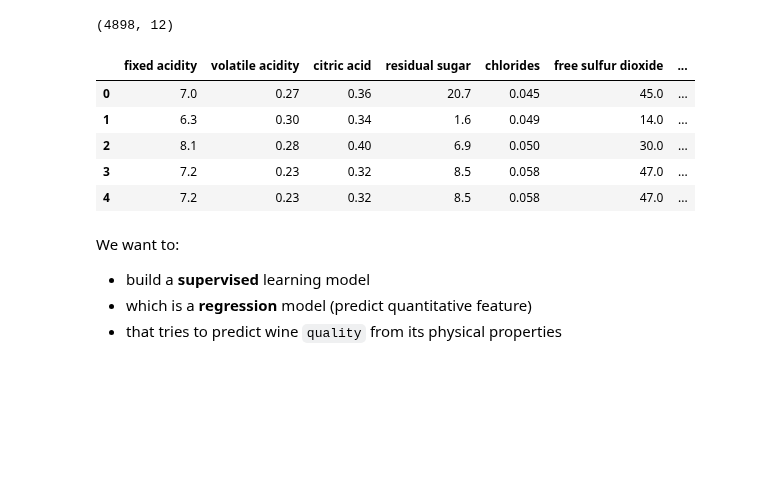
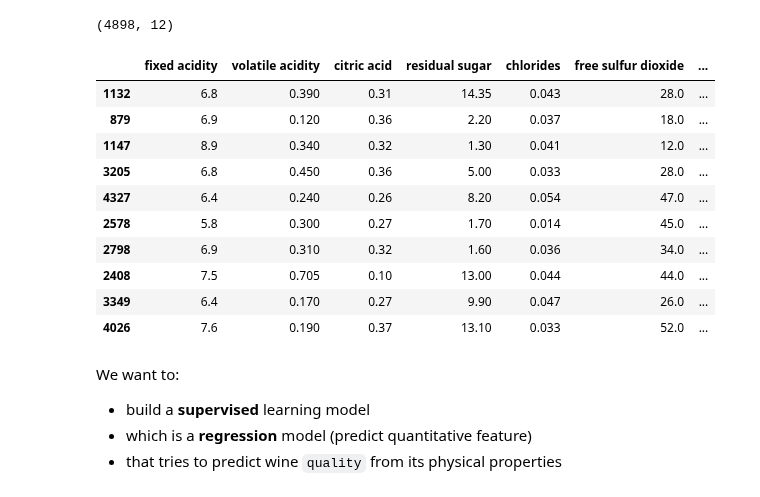
Before and after one commit to sheriffff/teaching-ironhack-data-madrid-2020, a Jupyter notebook: week_07/05-decision-trees.ipynb, the cells around one changed output. Cells and saved outputs as stored; diff of their text form; code cells hidden in the pictures; blank space fills up the shorter version.

```diff
--- a/week_07/05-decision-trees.ipynb
+++ b/week_07/05-decision-trees.ipynb
@@ -39,15 +39,20 @@ df = pd.read_csv("../datasets/wine_quality.csv")
 df.shape
 # %% [output]
 (4898, 12)
-# %%
-df.head()
-# %% [output]
-|  | fixed acidity | volatile acidity | citric acid | residual sugar | chlorides | free sulfur dioxide | ... |
-| 0 | 7.0 | 0.27 | 0.36 | 20.7 | 0.045 | 45.0 | ... |
-| 1 | 6.3 | 0.30 | 0.34 | 1.6 | 0.049 | 14.0 | ... |
-| 2 | 8.1 | 0.28 | 0.40 | 6.9 | 0.050 | 30.0 | ... |
-| 3 | 7.2 | 0.23 | 0.32 | 8.5 | 0.058 | 47.0 | ... |
-| 4 | 7.2 | 0.23 | 0.32 | 8.5 | 0.058 | 47.0 | ... |
+# %%
+df.sample(10)
+# %% [output]
+|  | fixed acidity | volatile acidity | citric acid | residual sugar | chlorides | free sulfur dioxide | ... |
+| 1132 | 6.8 | 0.390 | 0.31 | 14.35 | 0.043 | 28.0 | ... |
+| 879 | 6.9 | 0.120 | 0.36 | 2.20 | 0.037 | 18.0 | ... |
+| 1147 | 8.9 | 0.340 | 0.32 | 1.30 | 0.041 | 12.0 | ... |
+| 3205 | 6.8 | 0.450 | 0.36 | 5.00 | 0.033 | 28.0 | ... |
+| 4327 | 6.4 | 0.240 | 0.26 | 8.20 | 0.054 | 47.0 | ... |
+| 2578 | 5.8 | 0.300 | 0.27 | 1.70 | 0.014 | 45.0 | ... |
+| 2798 | 6.9 | 0.310 | 0.32 | 1.60 | 0.036 | 34.0 | ... |
+| 2408 | 7.5 | 0.705 | 0.10 | 13.00 | 0.044 | 44.0 | ... |
+| 3349 | 6.4 | 0.170 | 0.27 | 9.90 | 0.047 | 26.0 | ... |
+| 4026 | 7.6 | 0.190 | 0.37 | 13.10 | 0.033 | 52.0 | ... |
 # %% [markdown]
 We want to:
  * build a **supervised** learning model
```
Also changed, not shown: parts of 15 cells of this notebook, 1 other file.
